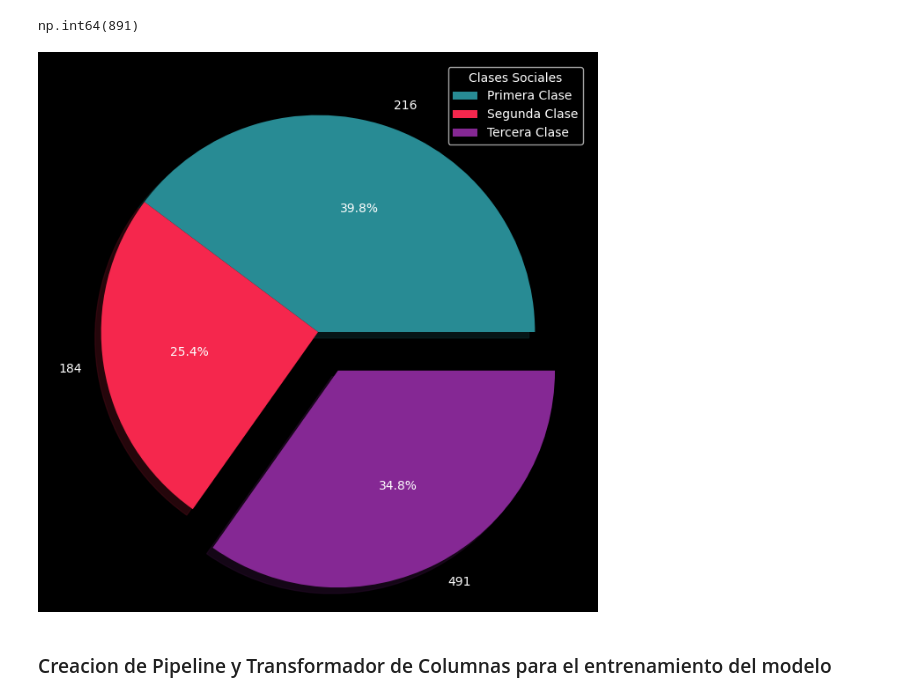
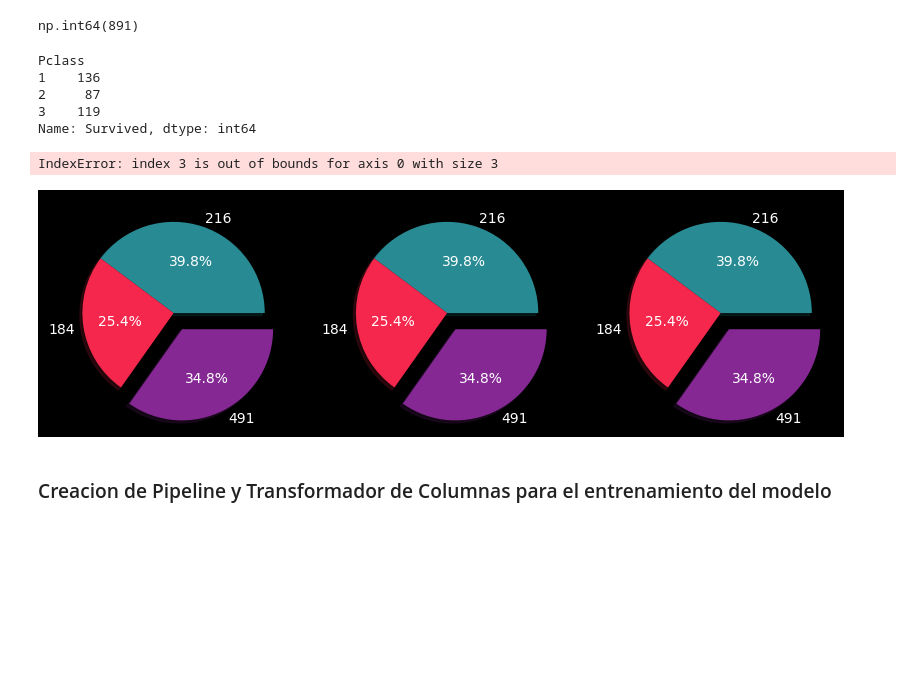
Before and after one commit to juanfrancisco91/Portafolios, a Jupyter notebook: Titanic/titanic.ipynb, the cells around one changed output. Saved outputs shown, nothing was run; the diff lists cells and outputs as text; code cells hidden in the pictures; blank space fills up the shorter version.

Commit message:
Diagrama de Pasteles

```diff
--- a/Titanic/titanic.ipynb
+++ b/Titanic/titanic.ipynb
@@ -214,19 +214,49 @@ Text(0.5, 1.0, 'Total de Personas por Clase')
 total_por_clase.values.sum()
 # %% [output]
 np.int64(891)
+# %%
+m_clases.loc
+# %% [output]
+Pclass
+1    136
+2     87
+3    119
+Name: Survived, dtype: int64
 # %%
-fig, ax = plt.subplots(figsize=(10,8))
-ax.pie(m_clases.values,
+fig, ax = plt.subplots(1,3,figsize=(10,8))
+ax[0].pie(m_clases.values,
        colors=['#288B94','#F5274D','#852894'],
        shadow=True,
        labels=total_por_clase.values,
        autopct='%1.1f%%',
        explode=[0,0,0.2]
        )
+ax[1].pie(m_clases.values,
+       colors=['#288B94','#F5274D','#852894'],
+       shadow=True,
+       labels=total_por_clase.values,
+       autopct='%1.1f%%',
+       explode=[0,0,0.2]
+       )
+ax[2].pie(m_clases.values,
+       colors=['#288B94','#F5274D','#852894'],
+       shadow=True,
+       labels=total_por_clase.values,
+       autopct='%1.1f%%',
+       explode=[0,0,0.2]
+       )
+ax[3].pie(m_clases.values,
+       colors=['gray','red'],
+       shadow=True,
+       labels=total_por_clase.values,
+       autopct='%1.1f%%',
+       explode=[0,0.2]
+       )
 plt.legend(label_clase, title="Clases Sociales")
 plt.show()
 # %% [output]
+IndexError: index 3 is out of bounds for axis 0 with size 3
-[figure, old version]
+[figure, new version]
 # %% [markdown]
 ### Creacion de Pipeline y Transformador de Columnas para el entrenamiento del modelo
 # %% [markdown]
```
